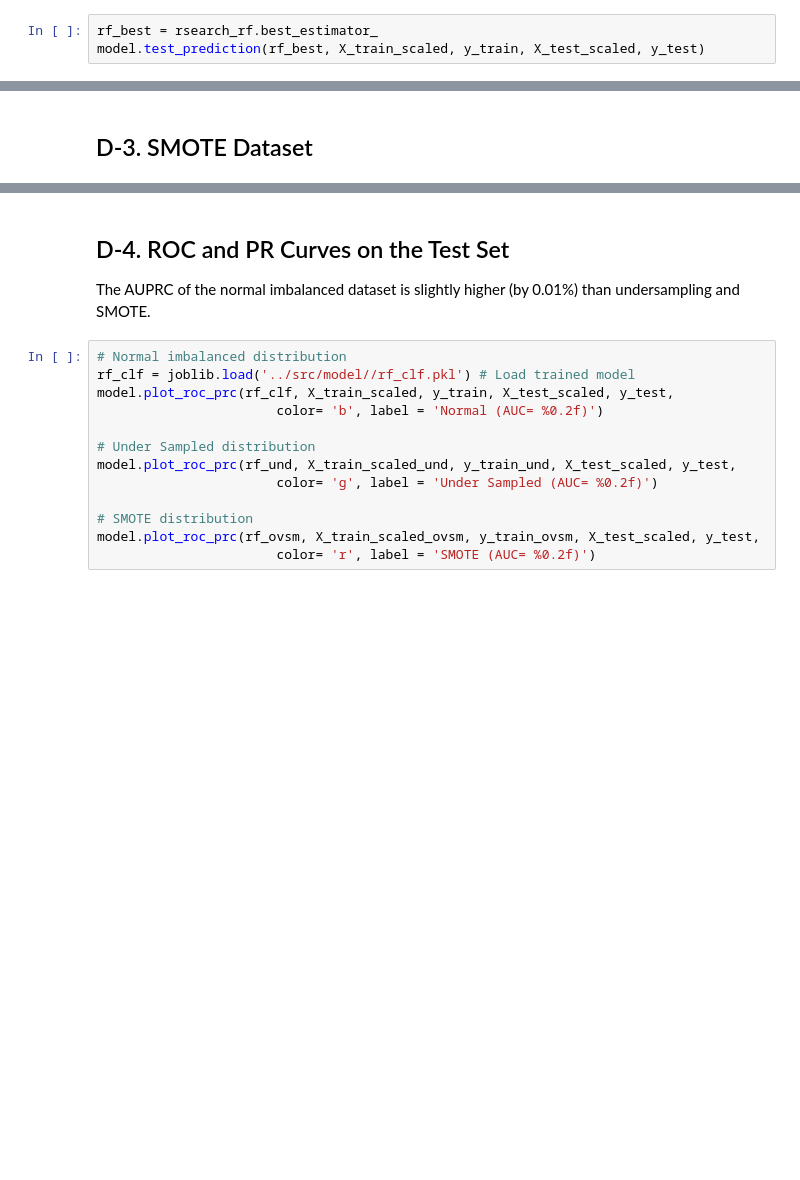
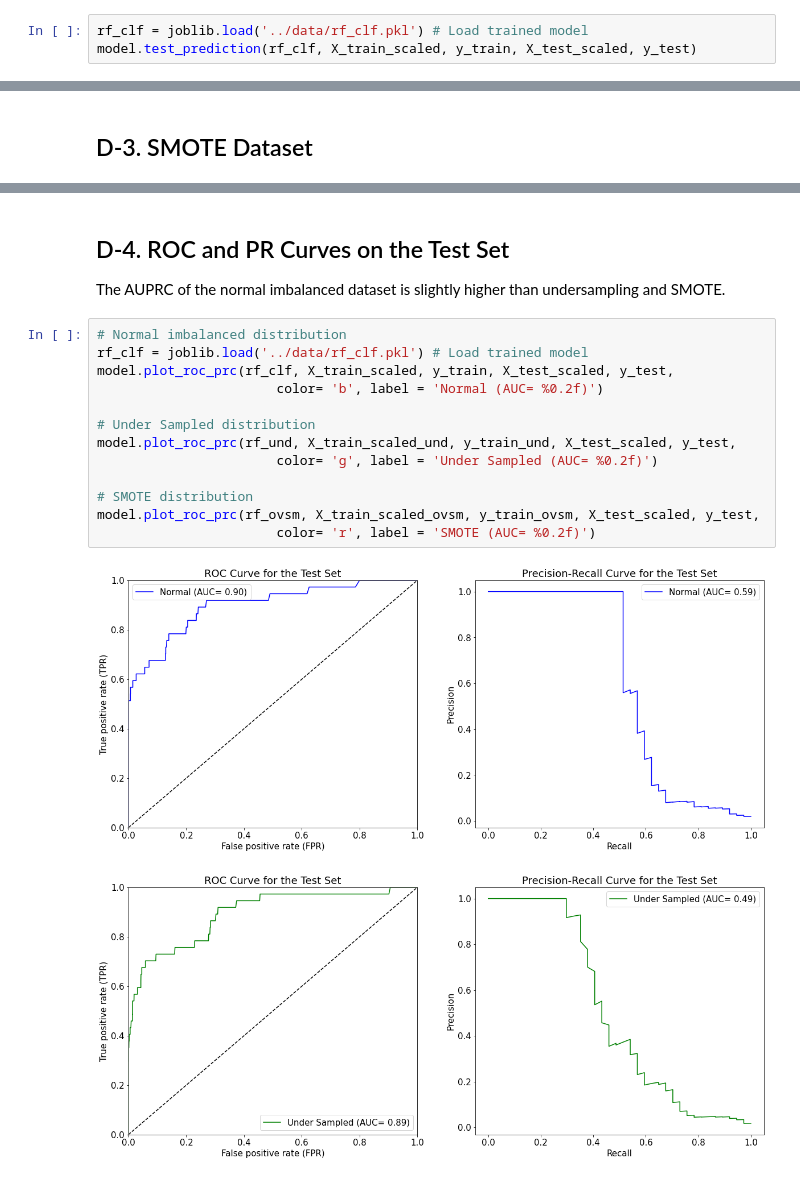
Before and after one commit to Owerre/imbalanced-learning, a Jupyter notebook: canada-collision/notebooks/04-ml_1.ipynb, the cells around one changed output, grey strips where cells are left out. Drawn from its saved outputs; the diff is of its cells as text; blank space fills up the shorter version.

```diff
--- a/canada-collision/notebooks/04-ml_1.ipynb
+++ b/canada-collision/notebooks/04-ml_1.ipynb
@@ -726,5 +783,5 @@ In this section, we make our final prediction on the imbalanced dataset after tr
 # %% [markdown]
 ## D-1. Normal Imbalanced Dataset
 # %%
-rf_best = rsearch_rf.best_estimator_
-model.test_prediction(rf_best, X_train_scaled, y_train, X_test_scaled, y_test)
+rf_clf = joblib.load('../data/rf_clf.pkl') # Load trained model
+model.test_prediction(rf_clf, X_train_scaled, y_train, X_test_scaled, y_test)
@@ -739,16 +856,19 @@ model.test_prediction(rf_ovsm, X_train_scaled_ovsm, y_train_ovsm, X_test_scaled,
 # %% [markdown]
 ## D-4. ROC and PR Curves on the Test Set
-The AUPRC of the normal imbalanced dataset is slightly higher (by 0.01%) than undersampling and SMOTE.
+The AUPRC of the normal imbalanced dataset is slightly higher than undersampling and SMOTE.
 # %%
 # Normal imbalanced distribution
-rf_clf = joblib.load('../src/model//rf_clf.pkl') # Load trained model
+rf_clf = joblib.load('../data/rf_clf.pkl') # Load trained model
 model.plot_roc_prc(rf_clf, X_train_scaled, y_train, X_test_scaled, y_test,
                        color= 'b', label = 'Normal (AUC= %0.2f)')
 
 # Under Sampled distribution
 model.plot_roc_prc(rf_und, X_train_scaled_und, y_train_und, X_test_scaled, y_test,
                        color= 'g', label = 'Under Sampled (AUC= %0.2f)')
 
 # SMOTE distribution
 model.plot_roc_prc(rf_ovsm, X_train_scaled_ovsm, y_train_ovsm, X_test_scaled, y_test,
                        color= 'r', label = 'SMOTE (AUC= %0.2f)')
+# %% [output]
+[figure, added]
+[figure, added]
```
Also changed, not shown: parts of 31 cells of this notebook, 4 other files.
